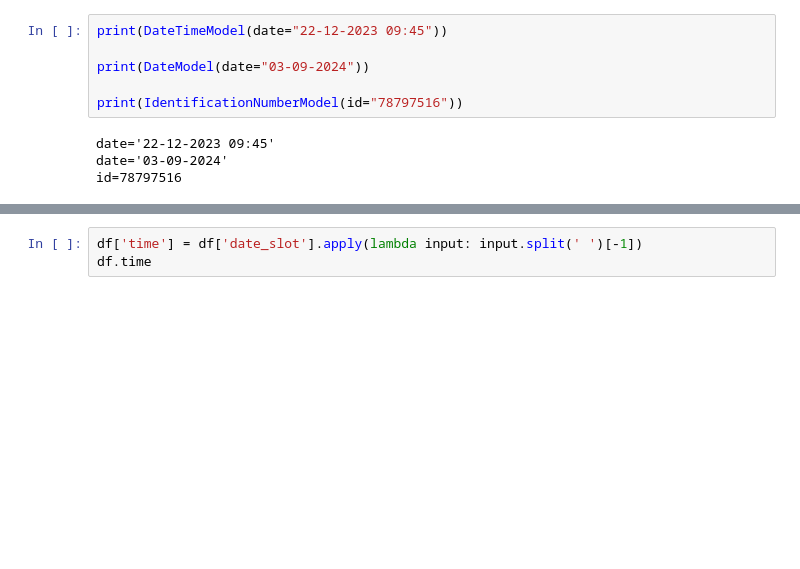
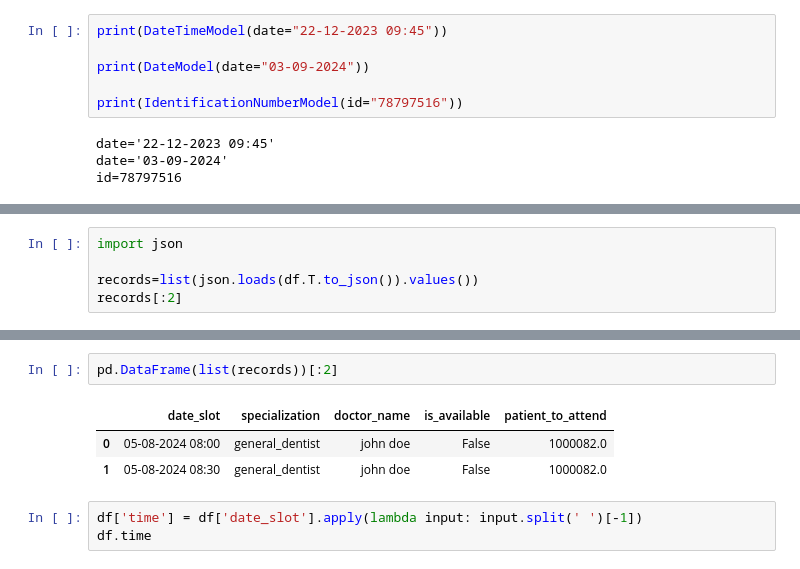
Before and after one commit to FraidoonOmarzai/agentic_ai, a Jupyter notebook: dr_appointment/notebook/experiments.ipynb, the cells around one changed output, grey strips where cells are left out. Drawn from its saved outputs; the diff is of its cells as text; blank space fills up the shorter version.

```diff
--- a/dr_appointment/notebook/experiments.ipynb
+++ b/dr_appointment/notebook/experiments.ipynb
@@ -88,3 +100,8 @@ df.head()
 | 2 | 05-08-2024 09:00 | general_dentist | john doe | False | 1000048.0 |
 | 3 | 05-08-2024 09:30 | general_dentist | john doe | False | 1000036.0 |
 | 4 | 05-08-2024 10:00 | general_dentist | john doe | False | 1000024.0 |
+# %%
+import json
+
+records=list(json.loads(df.T.to_json()).values())
+records[:2]
@@ -91,3 +119,9 @@ df.head()
+# %%
+pd.DataFrame(list(records))[:2]
+# %% [output]
+|  | date_slot | specialization | doctor_name | is_available | patient_to_attend |
+| 0 | 05-08-2024 08:00 | general_dentist | john doe | False | 1000082.0 |
+| 1 | 05-08-2024 08:30 | general_dentist | john doe | False | 1000082.0 |
 # %%
 df['time'] = df['date_slot'].apply(lambda input: input.split(' ')[-1])
 df.time
```
Also changed, not shown: parts of 39 cells of this notebook, 27 other files.
